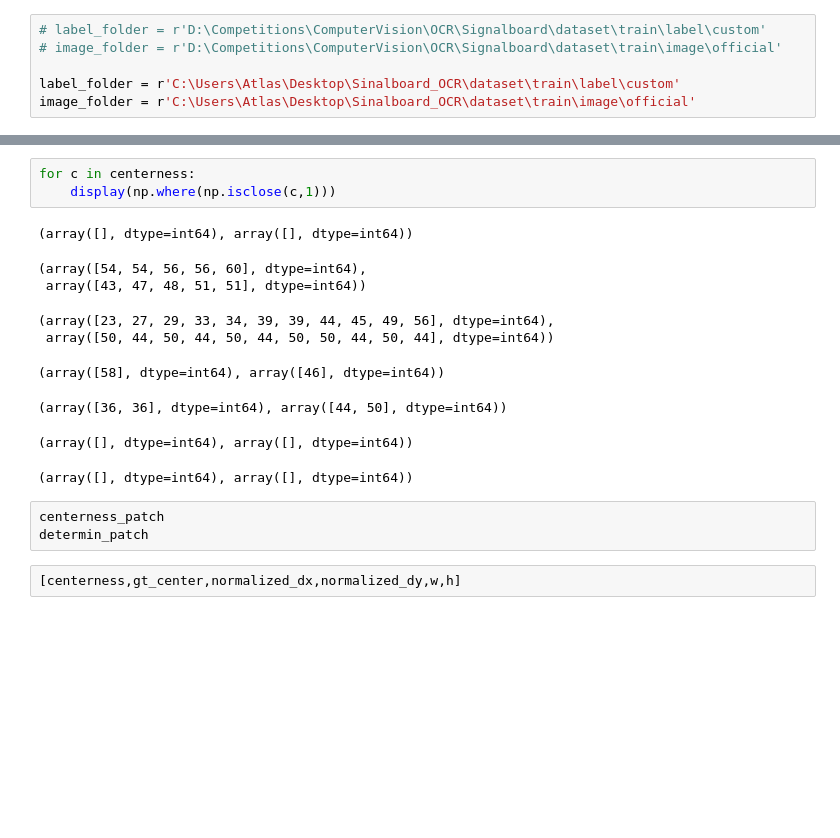
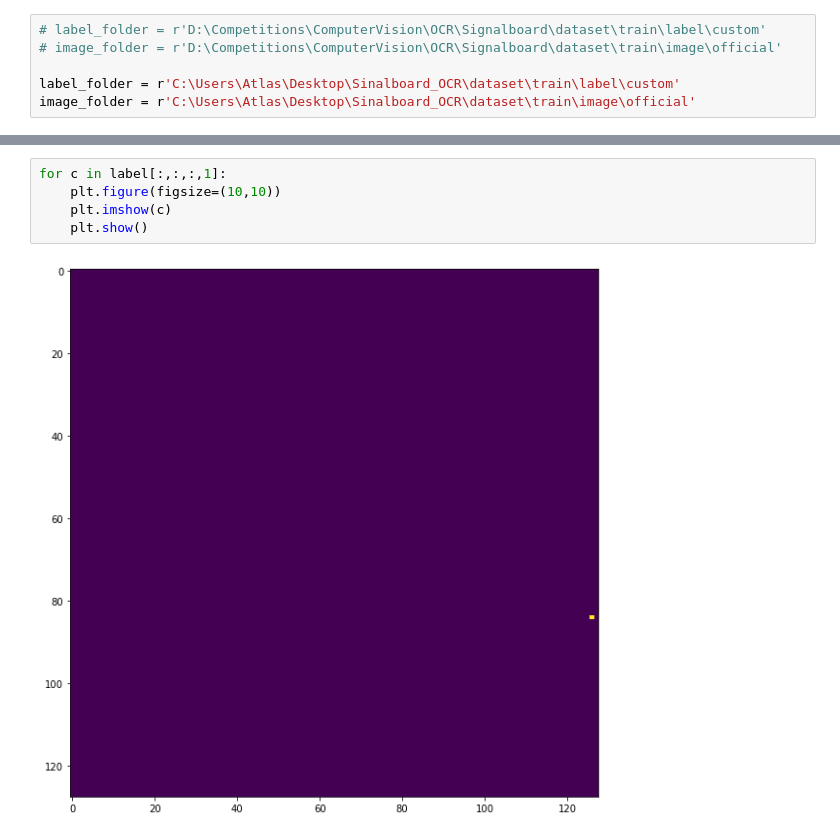
Before and after one commit to you-ming-hu/Sinalboard_OCR, a Jupyter notebook: code/Segment/prototype_code/centerness.ipynb, the cells around one changed output, grey strips where cells are left out. Saved outputs shown, nothing was run; the diff lists cells and outputs as text; blank space fills up the shorter version.

```diff
--- a/code/Segment/prototype_code/centerness.ipynb
+++ b/code/Segment/prototype_code/centerness.ipynb
@@ -208,18 +184,7 @@ for c in centerness:
-# %%
-for c in centerness:
-    display(np.where(np.isclose(c,1)))
-# %% [output]
-(array([], dtype=int64), array([], dtype=int64))
-(array([54, 54, 56, 56, 60], dtype=int64),
- array([43, 47, 48, 51, 51], dtype=int64))
-(array([23, 27, 29, 33, 34, 39, 39, 44, 45, 49, 56], dtype=int64),
- array([50, 44, 50, 44, 50, 44, 50, 50, 44, 50, 44], dtype=int64))
-(array([58], dtype=int64), array([46], dtype=int64))
-(array([36, 36], dtype=int64), array([44, 50], dtype=int64))
-(array([], dtype=int64), array([], dtype=int64))
-(array([], dtype=int64), array([], dtype=int64))
-# %%
-centerness_patch
-determin_patch
-# %%
-[centerness,gt_center,normalized_dx,normalized_dy,w,h]
+# %%
+for c in label[:,:,:,1]:
+    plt.figure(figsize=(10,10))
+    plt.imshow(c)
+    plt.show()
+# %% [output]
+[figure, added]
```
Also changed, not shown: parts of 12 cells of this notebook, 1 other file.
